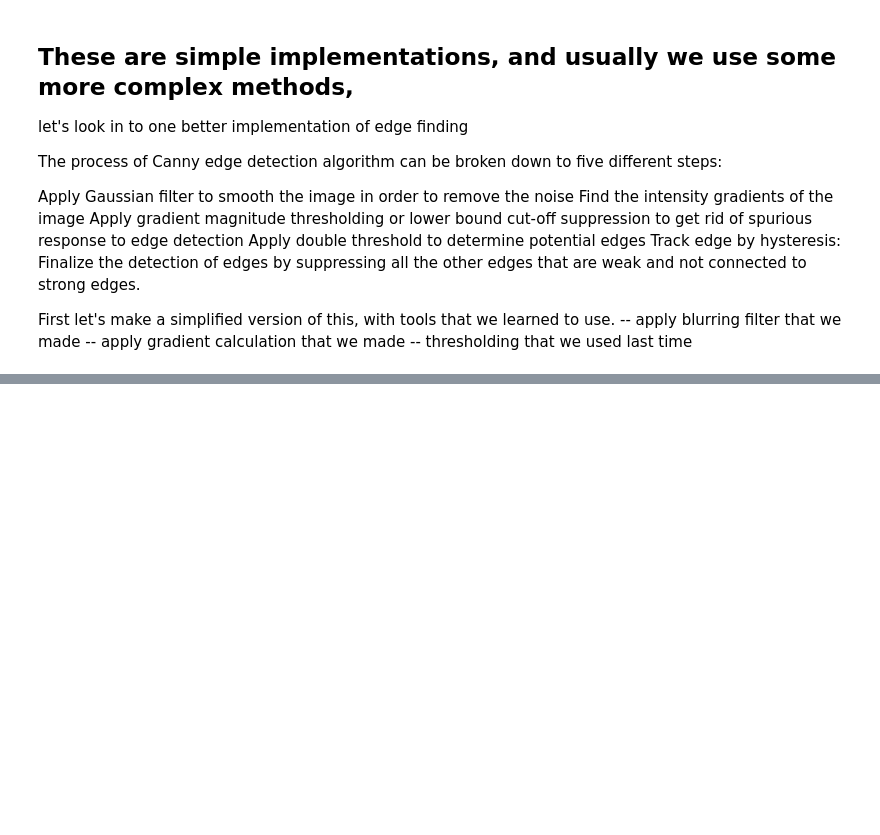
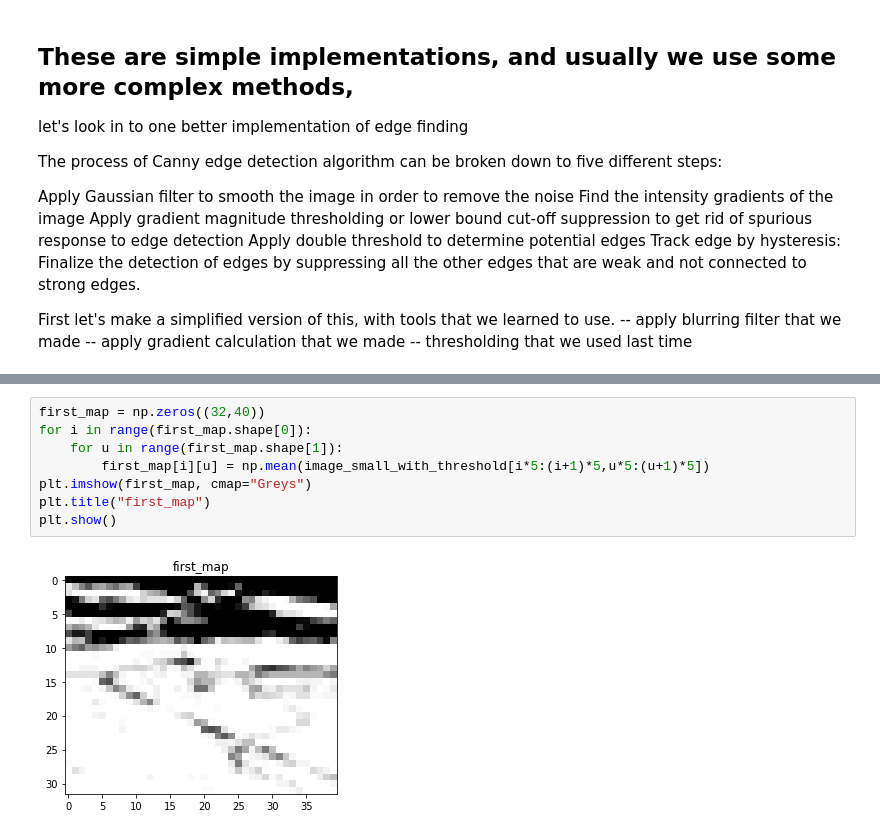
Before and after one commit to Vipezi/omat_projektit, a Jupyter notebook: mc_convo/three_pictures.ipynb, the cells around one changed output, grey strips where cells are left out. Drawn from its saved outputs; the diff is of its cells as text; blank space fills up the shorter version.

```diff
--- a/mc_convo/three_pictures.ipynb
+++ b/mc_convo/three_pictures.ipynb
@@ -170,0 +206,10 @@ First let's make a simplified version of this, with tools that we learned to use
+# %%
+first_map = np.zeros((32,40))
+for i in range(first_map.shape[0]):
+    for u in range(first_map.shape[1]):
+        first_map[i][u] = np.mean(image_small_with_threshold[i*5:(i+1)*5,u*5:(u+1)*5])
+plt.imshow(first_map, cmap="Greys")
+plt.title("first_map")
+plt.show()
+# %% [output]
+[figure, added]
```
Also changed, not shown: parts of 13 cells of this notebook, 20 other files.
